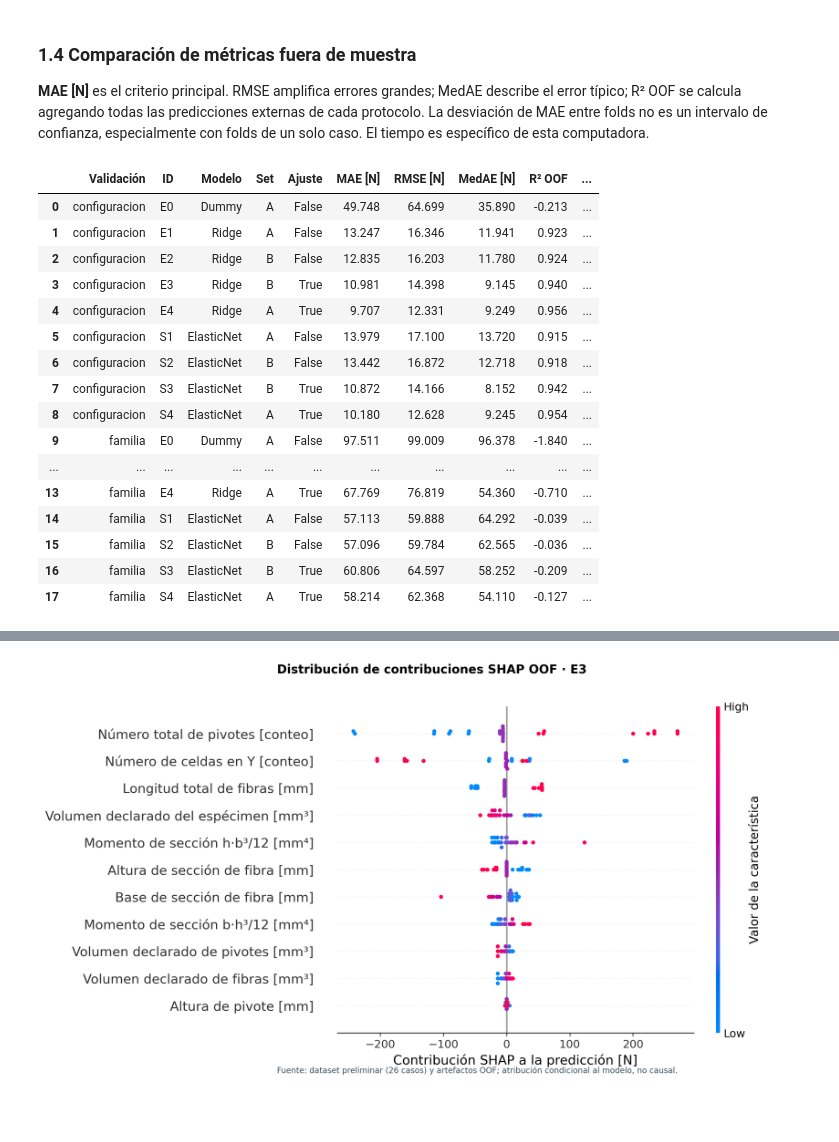
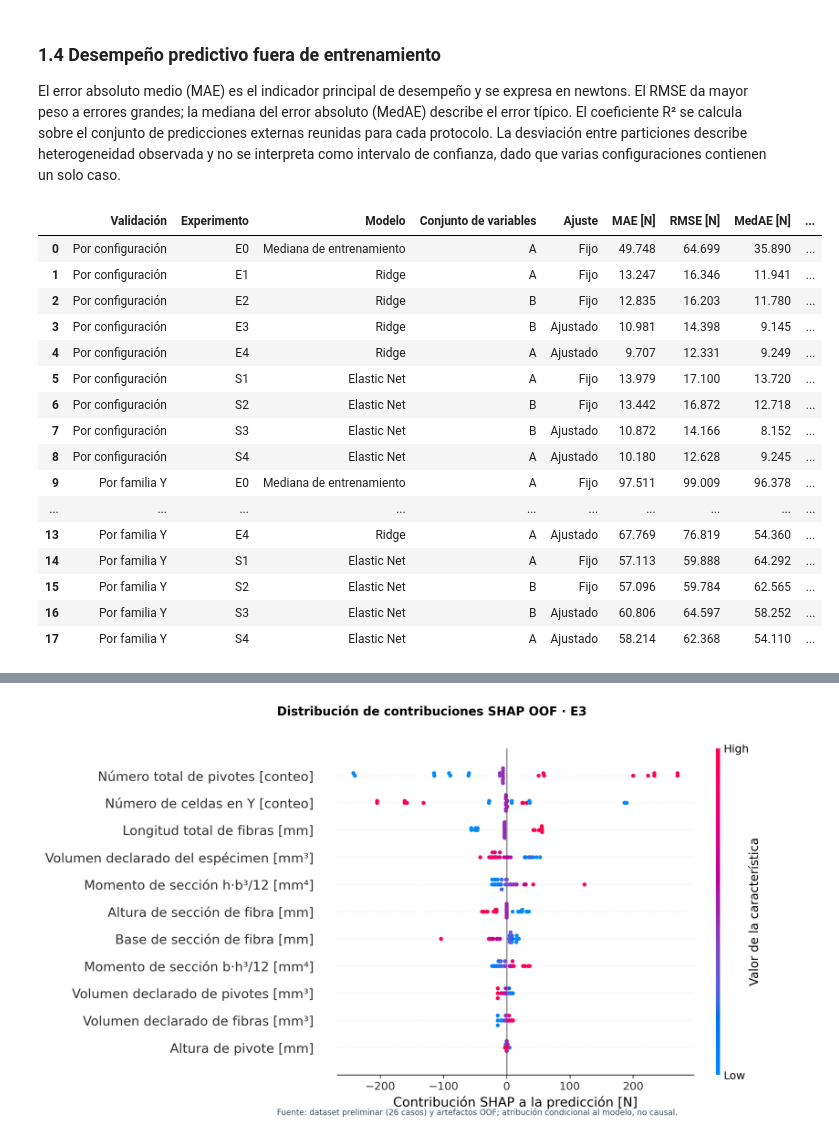
Before and after one commit to melissaaylasb-sudo/T02_MIA14_SeccionB, a Jupyter notebook: notebooks/06_Modelado_Tuning_SHAP.ipynb, the cells around one changed output, grey strips where cells are left out. Saved outputs shown, nothing was run; the diff lists cells and outputs as text; code cells hidden in the pictures; blank space fills up the shorter version.

```diff
--- a/notebooks/06_Modelado_Tuning_SHAP.ipynb
+++ b/notebooks/06_Modelado_Tuning_SHAP.ipynb
@@ -182,17 +185,30 @@ for attempt in range(3):
 assert manifest["n_casos"] == 26 and len(figure_names) == 16
 assert manifest["dataset_sha256"] == config["dataset_sha256"]
 assert manifest["particiones_sha256"] == config["particiones_sha256"]
+def presentar(tabla_visible):
+    tabla_visible = tabla_visible.copy()
+    if "Validación" in tabla_visible.columns:
+        tabla_visible["Validación"] = tabla_visible["Validación"].replace({
+            "configuracion": "Por configuración", "familia": "Por familia Y"})
+    if "Modelo" in tabla_visible.columns:
+        tabla_visible["Modelo"] = tabla_visible["Modelo"].replace({
+            "ElasticNet": "Elastic Net", "Dummy": "Mediana de entrenamiento"})
+    if "Ajuste" in tabla_visible.columns:
+        tabla_visible["Ajuste"] = tabla_visible["Ajuste"].replace({
+            True: "Ajustado", False: "Fijo"})
+    return tabla_visible
+
 def tabla(nombre):
     return pd.read_csv(TABLES / f"{nombre}.csv")
 def figura(numero):
     paths = sorted(FIGURES.glob(f"{numero:02d}_*.png"))
     assert len(paths) == 1, (numero, paths)
     display(Image(filename=str(paths[0]), width=900))
-display(pd.DataFrame([{"Dataset SHA-256": manifest["dataset_sha256"],
+display(pd.DataFrame([{"Datos SHA-256": manifest["dataset_sha256"],
                        "Particiones SHA-256": manifest["particiones_sha256"],
                        "Semilla": manifest["seed"],
                        "Modelos": ", ".join(manifest["model_families"]),
                        "SHAP": manifest["shap_explainer"],
-                       "Figuras PNG/SVG": len(figure_names)}]))
+                       "Figuras exportadas": len(figure_names)}]))
 display(pd.DataFrame([manifest["versions"]]).T.rename(columns={0:"Versión de biblioteca"}))
 # %% [output]
@@ -205,46 +221,46 @@ display(pd.DataFrame([manifest["versions"]]).T.rename(columns={0:"Versión de bi
 | scikit-learn | 1.7.0 |
 | shap | 0.48.0 |
 # %% [markdown]
-### 1.4 Comparación de métricas fuera de muestra
+### 1.4 Desempeño predictivo fuera de entrenamiento
 
-**MAE [N]** es el criterio principal. RMSE amplifica errores grandes; MedAE describe el error típico; R² OOF se calcula agregando todas las predicciones externas de cada protocolo. La desviación de MAE entre folds no es un intervalo de confianza, especialmente con folds de un solo caso. El tiempo es específico de esta computadora.
+El error absoluto medio (MAE) es el indicador principal de desempeño y se expresa en newtons. El RMSE da mayor peso a errores grandes; la mediana del error absoluto (MedAE) describe el error típico. El coeficiente R² se calcula sobre el conjunto de predicciones externas reunidas para cada protocolo. La desviación entre particiones describe heterogeneidad observada y no se interpreta como intervalo de confianza, dado que varias configuraciones contienen un solo caso.
 # %%
 metricas = tabla("metricas_resumen")
 pred = tabla("predicciones_oof")
 folds = tabla("metricas_folds")
 busquedas = tabla("busquedas")
 orden = ["E0", "E1", "E2", "E3", "E4", "S1", "S2", "S3", "S4"]
 comparativa = metricas[["protocolo", "experimento", "modelo", "feature_set", "tuning",
                         "MAE_N", "RMSE_N", "MedAE_N", "R2_OOF", "MAE_fold_sd_N", "tiempo_s"]].copy()
 comparativa["orden"] = comparativa.experimento.map({e:i for i,e in enumerate(orden)})
 comparativa = comparativa.sort_values(["protocolo", "orden"]).drop(columns="orden")
-display(comparativa.rename(columns={"protocolo":"Validación", "experimento":"ID",
-                                   "modelo":"Modelo", "feature_set":"Set", "tuning":"Ajuste",
+display(presentar(comparativa.rename(columns={"protocolo":"Validación", "experimento":"Experimento",
+                                   "modelo":"Modelo", "feature_set":"Conjunto de variables", "tuning":"Ajuste",
                                    "MAE_N":"MAE [N]", "RMSE_N":"RMSE [N]", "MedAE_N":"MedAE [N]",
-                                   "R2_OOF":"R² OOF", "MAE_fold_sd_N":"SD MAE fold [N]",
-                                   "tiempo_s":"Tiempo [s]"}).round(3))
+                                   "R2_OOF":"R² externo", "MAE_fold_sd_N":"Desv. MAE entre particiones [N]",
+                                   "tiempo_s":"Tiempo [s]"}).round(3)))
 assert all(pred.groupby(["protocolo", "experimento"]).Case_n.nunique() == 26)
 recalc = pred.groupby(["protocolo", "experimento"]).apply(
     lambda g: np.mean(np.abs(g.observado_N - g.predicho_N)), include_groups=False)
 assert all(np.isclose(metricas.set_index(["protocolo", "experimento"]).MAE_N, recalc))
 # %% [output]
-|  | Validación | ID | Modelo | Set | Ajuste | MAE [N] | RMSE [N] | MedAE [N] | R² OOF | ... |
-| 0 | configuracion | E0 | Dummy | A | False | 49.748 | 64.699 | 35.890 | -0.213 | ... |
-| 1 | configuracion | E1 | Ridge | A | False | 13.247 | 16.346 | 11.941 | 0.923 | ... |
-| 2 | configuracion | E2 | Ridge | B | False | 12.835 | 16.203 | 11.780 | 0.924 | ... |
-| 3 | configuracion | E3 | Ridge | B | True | 10.981 | 14.398 | 9.145 | 0.940 | ... |
-| 4 | configuracion | E4 | Ridge | A | True | 9.707 | 12.331 | 9.249 | 0.956 | ... |
-| 5 | configuracion | S1 | ElasticNet | A | False | 13.979 | 17.100 | 13.720 | 0.915 | ... |
-| 6 | configuracion | S2 | ElasticNet | B | False | 13.442 | 16.872 | 12.718 | 0.918 | ... |
-| 7 | configuracion | S3 | ElasticNet | B | True | 10.872 | 14.166 | 8.152 | 0.942 | ... |
-| 8 | configuracion | S4 | ElasticNet | A | True | 10.180 | 12.628 | 9.245 | 0.954 | ... |
-| 9 | familia | E0 | Dummy | A | False | 97.511 | 99.009 | 96.378 | -1.840 | ... |
-| ... | ... | ... | ... | ... | ... | ... | ... | ... | ... | ... |
-| 13 | familia | E4 | Ridge | A | True | 67.769 | 76.819 | 54.360 | -0.710 | ... |
-| 14 | familia | S1 | ElasticNet | A | False | 57.113 | 59.888 | 64.292 | -0.039 | ... |
-| 15 | familia | S2 | ElasticNet | B | False | 57.096 | 59.784 | 62.565 | -0.036 | ... |
-| 16 | familia | S3 | ElasticNet | B | True | 60.806 | 64.597 | 58.252 | -0.209 | ... |
-| 17 | familia | S4 | ElasticNet | A | True | 58.214 | 62.368 | 54.110 | -0.127 | ... |
+|  | Validación | Experimento | Modelo | Conjunto de variables | Ajuste | MAE [N] | RMSE [N] | MedAE [N] | ... |
+| 0 | Por configuración | E0 | Mediana de entrenamiento | A | Fijo | 49.748 | 64.699 | 35.890 | ... |
+| 1 | Por configuración | E1 | Ridge | A | Fijo | 13.247 | 16.346 | 11.941 | ... |
+| 2 | Por configuración | E2 | Ridge | B | Fijo | 12.835 | 16.203 | 11.780 | ... |
+| 3 | Por configuración | E3 | Ridge | B | Ajustado | 10.981 | 14.398 | 9.145 | ... |
+| 4 | Por configuración | E4 | Ridge | A | Ajustado | 9.707 | 12.331 | 9.249 | ... |
+| 5 | Por configuración | S1 | Elastic Net | A | Fijo | 13.979 | 17.100 | 13.720 | ... |
+| 6 | Por configuración | S2 | Elastic Net | B | Fijo | 13.442 | 16.872 | 12.718 | ... |
+| 7 | Por configuración | S3 | Elastic Net | B | Ajustado | 10.872 | 14.166 | 8.152 | ... |
+| 8 | Por configuración | S4 | Elastic Net | A | Ajustado | 10.180 | 12.628 | 9.245 | ... |
+| 9 | Por familia Y | E0 | Mediana de entrenamiento | A | Fijo | 97.511 | 99.009 | 96.378 | ... |
+| ... | ... | ... | ... | ... | ... | ... | ... | ... | ... |
+| 13 | Por familia Y | E4 | Ridge | A | Ajustado | 67.769 | 76.819 | 54.360 | ... |
+| 14 | Por familia Y | S1 | Elastic Net | A | Fijo | 57.113 | 59.888 | 64.292 | ... |
+| 15 | Por familia Y | S2 | Elastic Net | B | Fijo | 57.096 | 59.784 | 62.565 | ... |
+| 16 | Por familia Y | S3 | Elastic Net | B | Ajustado | 60.806 | 64.597 | 58.252 | ... |
+| 17 | Por familia Y | S4 | Elastic Net | A | Ajustado | 58.214 | 62.368 | 54.110 | ... |
 # %%
 seleccionados = busquedas[busquedas.selected.astype(str).str.lower().eq("true")].copy()
 assert seleccionados.groupby(["protocolo", "experimento", "fold"]).size().eq(1).all()
```
Also changed, not shown: parts of 46 cells of this notebook, 4 other files.
